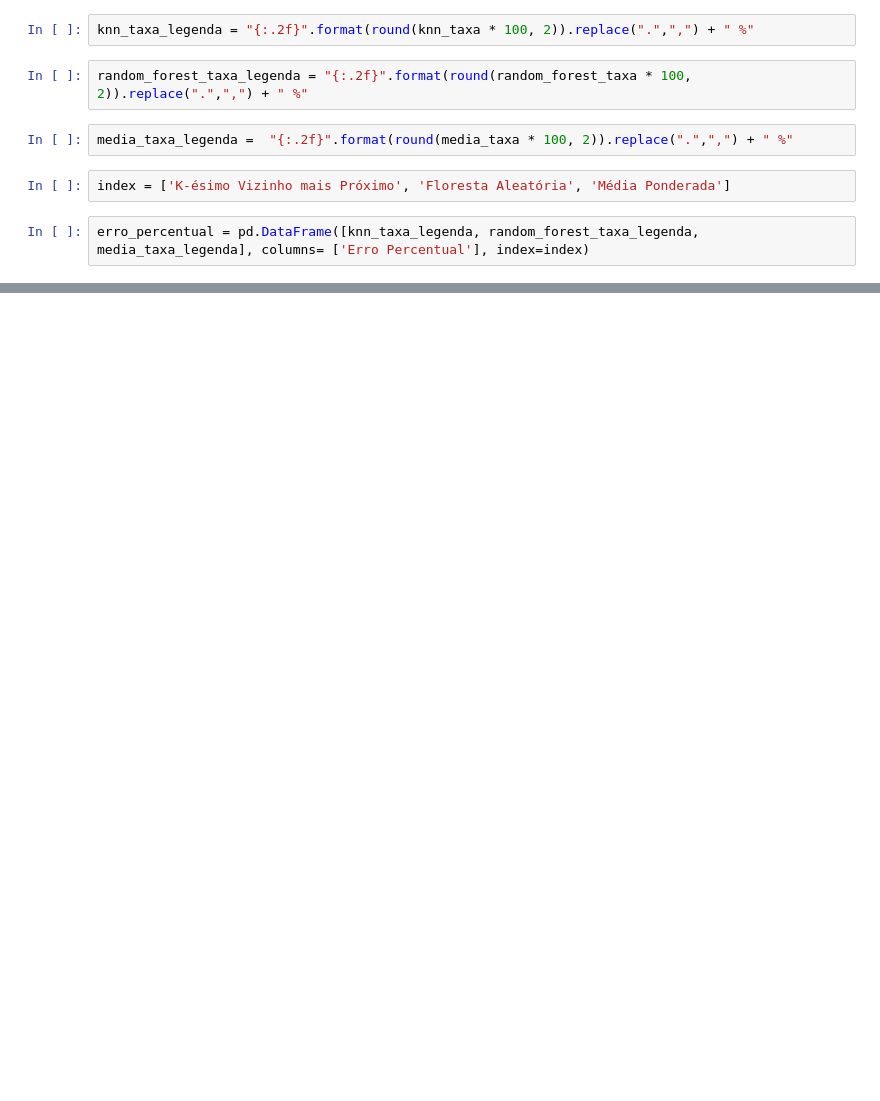
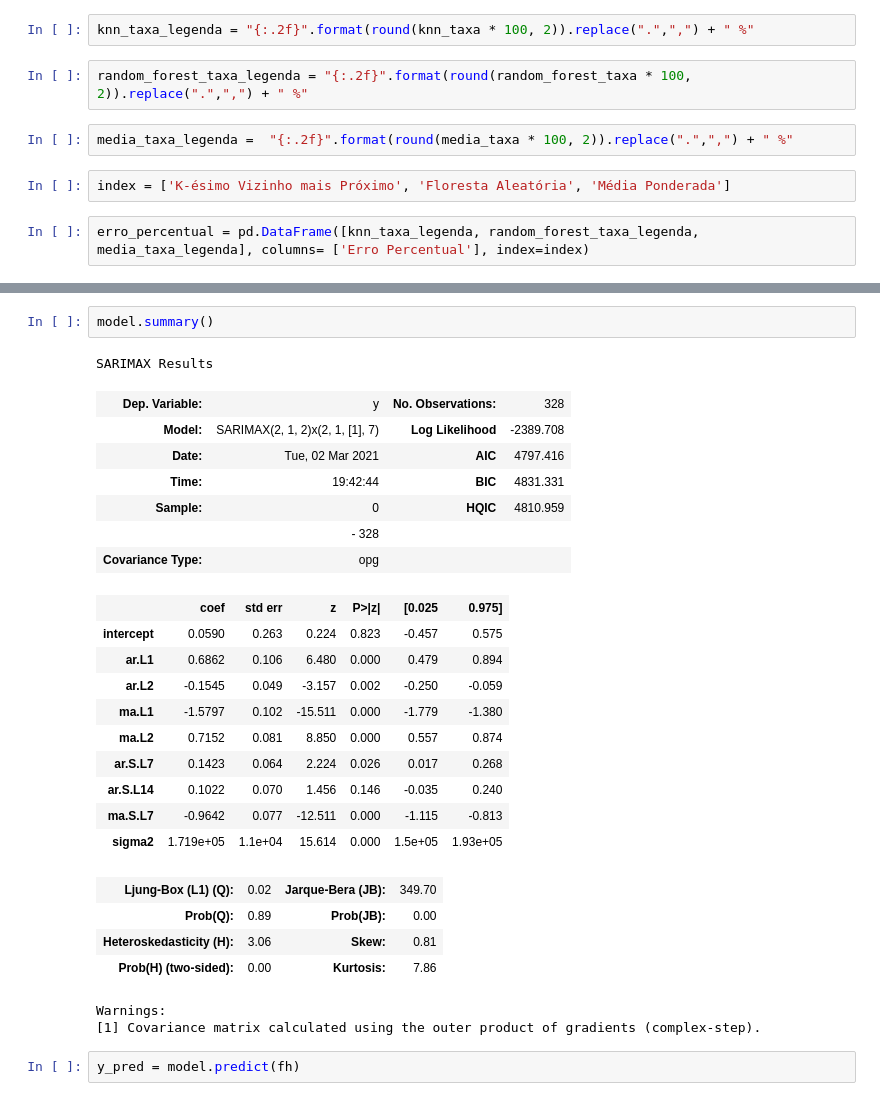
Before and after one commit to HeyLucasLeao/HeyLucasLeao.github.io, a Jupyter notebook: ipynb/Aprendizado de Máquina.ipynb, the cells around one changed output, grey strips where cells are left out. Cells and saved outputs as stored; diff of their text form; blank space fills up the shorter version.

```diff
--- a/ipynb/Aprendizado de Máquina.ipynb
+++ b/ipynb/Aprendizado de Máquina.ipynb
@@ -175,0 +202,29 @@ erro_percentual
+# %%
+model.summary()
+# %% [output]
+SARIMAX Results
+| Dep. Variable: | y | No. Observations: | 328 |
+| Model: | SARIMAX(2, 1, 2)x(2, 1, [1], 7) | Log Likelihood | -2389.708 |
+| Date: | Tue, 02 Mar 2021 | AIC | 4797.416 |
+| Time: | 19:42:44 | BIC | 4831.331 |
+| Sample: | 0 | HQIC | 4810.959 |
+|  | - 328 |  |  |
+| Covariance Type: | opg |  |  |
+|  | coef | std err | z | P>|z| | [0.025 | 0.975] |
+| intercept | 0.0590 | 0.263 | 0.224 | 0.823 | -0.457 | 0.575 |
+| ar.L1 | 0.6862 | 0.106 | 6.480 | 0.000 | 0.479 | 0.894 |
+| ar.L2 | -0.1545 | 0.049 | -3.157 | 0.002 | -0.250 | -0.059 |
+| ma.L1 | -1.5797 | 0.102 | -15.511 | 0.000 | -1.779 | -1.380 |
+| ma.L2 | 0.7152 | 0.081 | 8.850 | 0.000 | 0.557 | 0.874 |
+| ar.S.L7 | 0.1423 | 0.064 | 2.224 | 0.026 | 0.017 | 0.268 |
+| ar.S.L14 | 0.1022 | 0.070 | 1.456 | 0.146 | -0.035 | 0.240 |
+| ma.S.L7 | -0.9642 | 0.077 | -12.511 | 0.000 | -1.115 | -0.813 |
+| sigma2 | 1.719e+05 | 1.1e+04 | 15.614 | 0.000 | 1.5e+05 | 1.93e+05 |
+| Ljung-Box (L1) (Q): | 0.02 | Jarque-Bera (JB): | 349.70 |
+| Prob(Q): | 0.89 | Prob(JB): | 0.00 |
+| Heteroskedasticity (H): | 3.06 | Skew: | 0.81 |
+| Prob(H) (two-sided): | 0.00 | Kurtosis: | 7.86 |
+Warnings:
+[1] Covariance matrix calculated using the outer product of gradients (complex-step).
+# %%
+y_pred = model.predict(fh)
```
Also changed, not shown: parts of 27 cells of this notebook.
